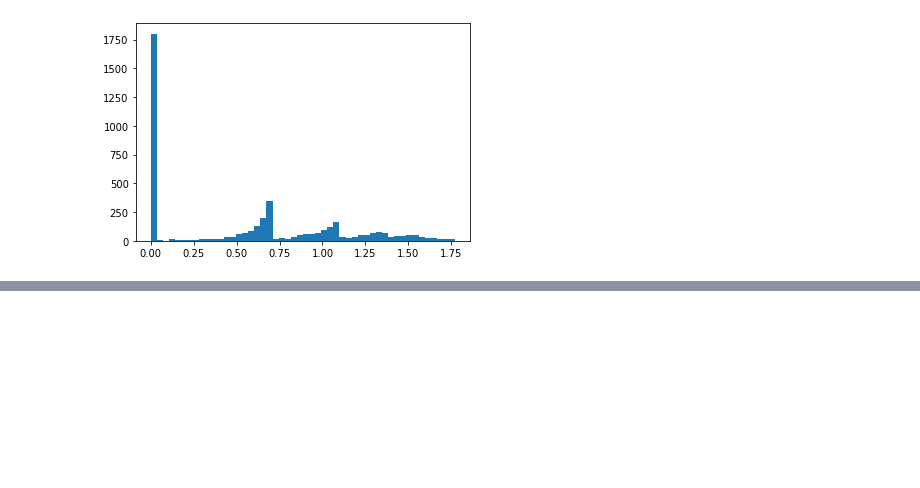
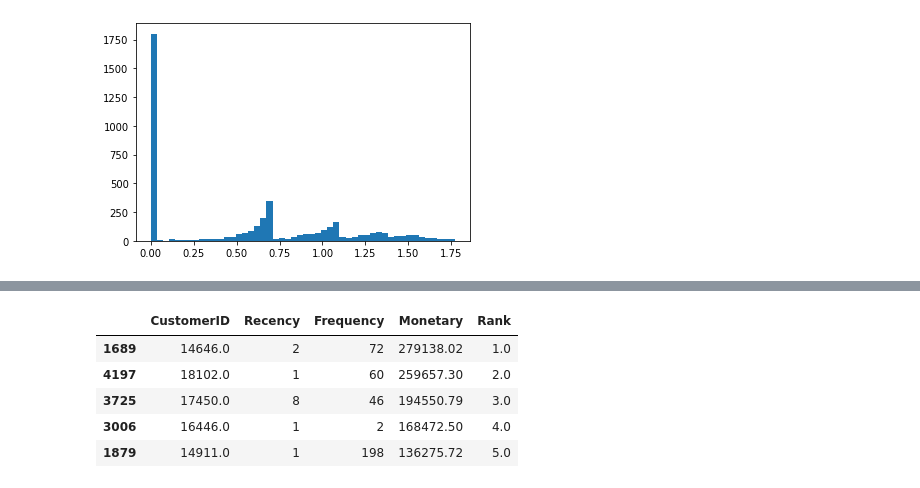
Before and after one commit to michelezoncheddu/data-mining-project, a Jupyter notebook: customers.ipynb, the cells around one changed output, grey strips where cells are left out. Saved outputs shown, nothing was run; the diff lists cells and outputs as text; code cells hidden in the pictures; blank space fills up the shorter version.

```diff
--- a/customers.ipynb
+++ b/customers.ipynb
@@ -312,0 +369,13 @@ plt.show()
+# %%
+# Compute customer ranks on total money spent.
+
+rank = rfm
+rank['Rank'] = rank['Monetary'].rank(ascending=0)
+rank.sort_values('Rank', ascending=True).head()
+# %% [output]
+|  | CustomerID | Recency | Frequency | Monetary | Rank |
+| 1689 | 14646.0 | 2 | 72 | 279138.02 | 1.0 |
+| 4197 | 18102.0 | 1 | 60 | 259657.30 | 2.0 |
+| 3725 | 17450.0 | 8 | 46 | 194550.79 | 3.0 |
+| 3006 | 16446.0 | 1 | 2 | 168472.50 | 4.0 |
+| 1879 | 14911.0 | 1 | 198 | 136275.72 | 5.0 |
```
Also changed, not shown: parts of 12 cells of this notebook.
